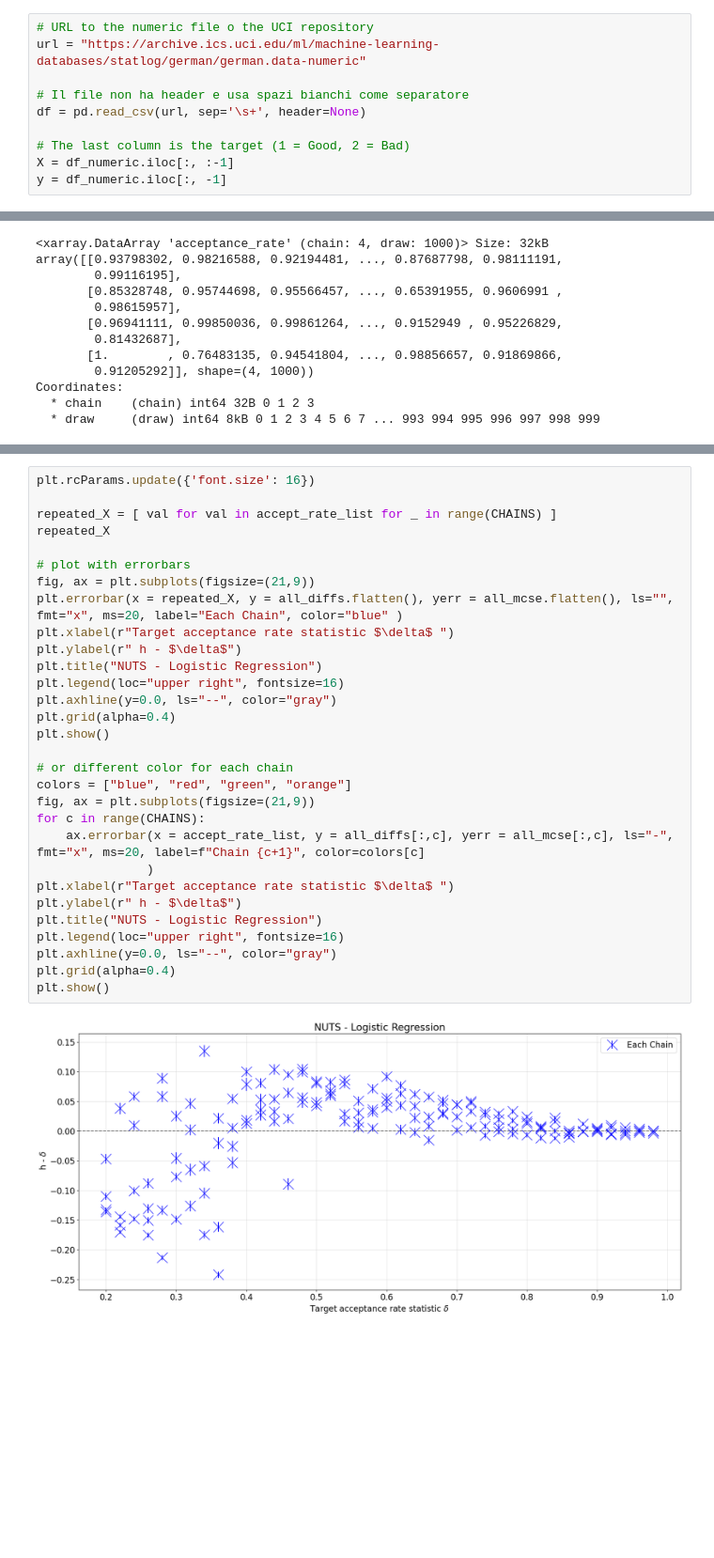
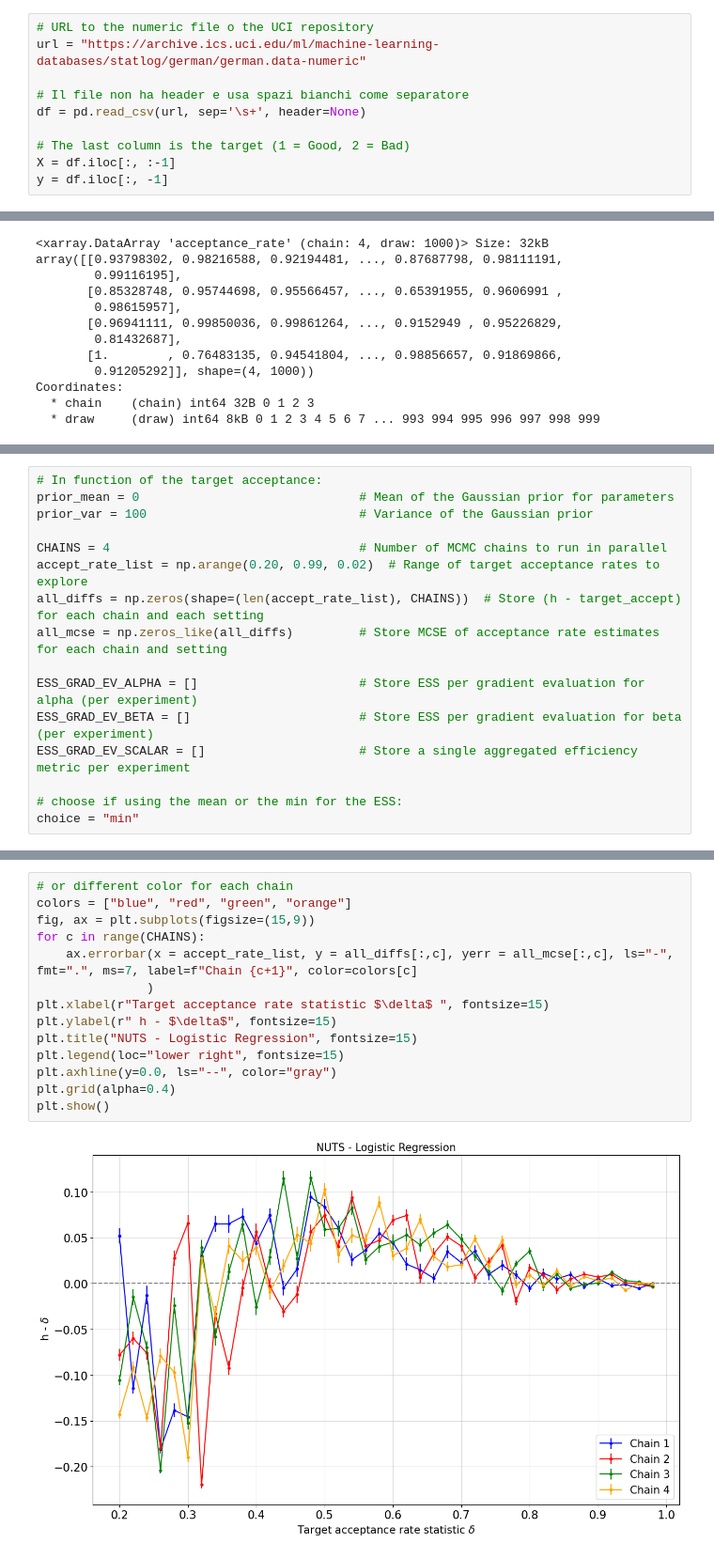
Before and after one commit to Mattia-Ponchio/Inference_Project, a Jupyter notebook: GermanCreditData.ipynb, the cells around one changed output, grey strips where cells are left out. Shown at 94% size. Saved outputs shown, nothing was run; the diff lists cells and outputs as text; blank space fills up the shorter version.

```diff
--- a/GermanCreditData.ipynb
+++ b/GermanCreditData.ipynb
@@ -182,8 +183,8 @@ url = "https://archive.ics.uci.edu/ml/machine-learning-databases/statlog/german/
 df = pd.read_csv(url, sep='\s+', header=None)
 
 # The last column is the target (1 = Good, 2 = Bad)
-X = df_numeric.iloc[:, :-1]
-y = df_numeric.iloc[:, -1]
+X = df.iloc[:, :-1]
+y = df.iloc[:, -1]
 # %%
 X
 # %% [output]
@@ -462 +595,17 @@ pooled:  h = 0.9014, diff = 0.0014, CI95(diff)=[-0.0009 : 0.0038] Zero inside: T
+# %%
+# In function of the target acceptance:
+prior_mean = 0                              # Mean of the Gaussian prior for parameters
+prior_var = 100                             # Variance of the Gaussian prior
+
+CHAINS = 4                                  # Number of MCMC chains to run in parallel
+accept_rate_list = np.arange(0.20, 0.99, 0.02)  # Range of target acceptance rates to explore
+all_diffs = np.zeros(shape=(len(accept_rate_list), CHAINS))  # Store (h - target_accept) for each chain and each setting
+all_mcse = np.zeros_like(all_diffs)         # Store MCSE of acceptance rate estimates for each chain and setting
+
+ESS_GRAD_EV_ALPHA = []                      # Store ESS per gradient evaluation for alpha (per experiment)
+ESS_GRAD_EV_BETA = []                       # Store ESS per gradient evaluation for beta (per experiment)
+ESS_GRAD_EV_SCALAR = []                     # Store a single aggregated efficiency metric per experiment
+
+# choose if using the mean or the min for the ESS:
+choice = "min"
 # %%
@@ -574,32 +733,16 @@ Iteration 40 of 40
 # %%
-plt.rcParams.update({'font.size': 16})
-
-repeated_X = [ val for val in accept_rate_list for _ in range(CHAINS) ]
-repeated_X
-
-# plot with errorbars
-fig, ax = plt.subplots(figsize=(21,9))
-plt.errorbar(x = repeated_X, y = all_diffs.flatten(), yerr = all_mcse.flatten(), ls="", fmt="x", ms=20, label="Each Chain", color="blue" )
-plt.xlabel(r"Target acceptance rate statistic $\delta$ ")
-plt.ylabel(r" h - $\delta$")
-plt.title("NUTS - Logistic Regression")
-plt.legend(loc="upper right", fontsize=16)
+# or different color for each chain
+colors = ["blue", "red", "green", "orange"]
+fig, ax = plt.subplots(figsize=(15,9))
+for c in range(CHAINS):
+    ax.errorbar(x = accept_rate_list, y = all_diffs[:,c], yerr = all_mcse[:,c], ls="-", fmt=".", ms=7, label=f"Chain {c+1}", color=colors[c]
+               )
+plt.xlabel(r"Target acceptance rate statistic $\delta$ ", fontsize=15)
+plt.ylabel(r" h - $\delta$", fontsize=15)
+plt.title("NUTS - Logistic Regression", fontsize=15)
+plt.legend(loc="lower right", fontsize=15)
 plt.axhline(y=0.0, ls="--", color="gray")
 plt.grid(alpha=0.4)
 plt.show()
-
-# or different color for each chain
-colors = ["blue", "red", "green", "orange"]
-fig, ax = plt.subplots(figsize=(21,9))
-for c in range(CHAINS):
-    ax.errorbar(x = accept_rate_list, y = all_diffs[:,c], yerr = all_mcse[:,c], ls="-", fmt="x", ms=20, label=f"Chain {c+1}", color=colors[c]
-               )
-plt.xlabel(r"Target acceptance rate statistic $\delta$ ")
-plt.ylabel(r" h - $\delta$")
-plt.title("NUTS - Logistic Regression")
-plt.legend(loc="upper right", fontsize=16)
-plt.axhline(y=0.0, ls="--", color="gray")
-plt.grid(alpha=0.4)
-plt.show()
 # %% [output]
-[figure, old version]
+[figure, new version]
```
Also changed, not shown: parts of 23 cells of this notebook.
